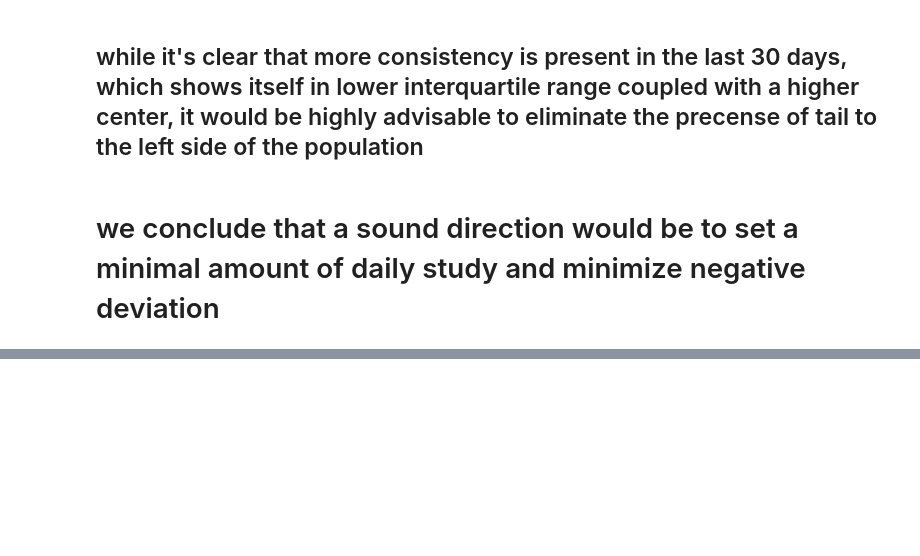
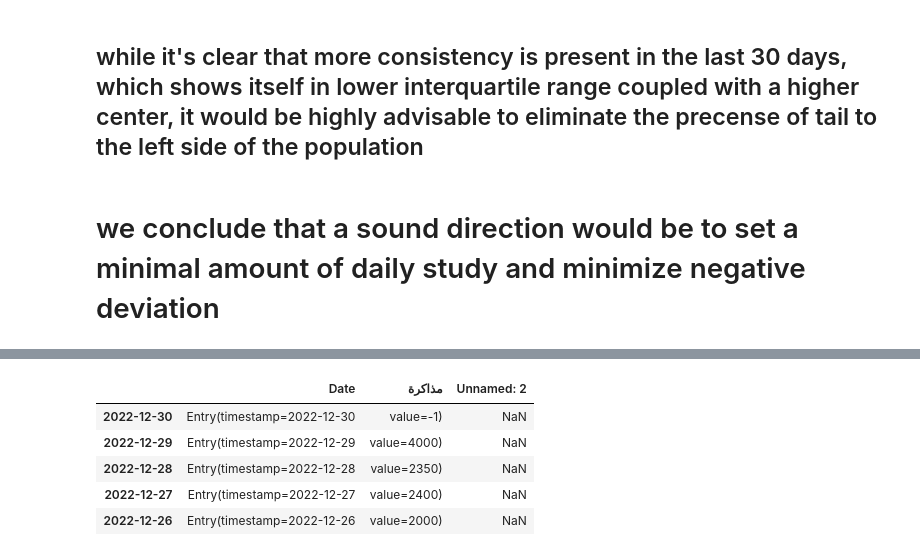
Before and after one commit to OmarNaguib/Study-analysis, a Jupyter notebook: Study analysis.ipynb, the cells around one changed output, grey strips where cells are left out. Saved outputs shown, nothing was run; the diff lists cells and outputs as text; code cells hidden in the pictures; blank space fills up the shorter version.

```diff
--- a/Study analysis.ipynb
+++ b/Study analysis.ipynb
@@ -156,0 +232,11 @@ df["amount"].plot(ax=axs[2])
+# %%
+df2=pd.read_csv("Checkmarks_v.csv")
+# %%
+df2.head()
+# %% [output]
+|  | Date | مذاكرة | Unnamed: 2 |
+| 2022-12-30 | Entry(timestamp=2022-12-30 | value=-1) | NaN |
+| 2022-12-29 | Entry(timestamp=2022-12-29 | value=4000) | NaN |
+| 2022-12-28 | Entry(timestamp=2022-12-28 | value=2350) | NaN |
+| 2022-12-27 | Entry(timestamp=2022-12-27 | value=2400) | NaN |
+| 2022-12-26 | Entry(timestamp=2022-12-26 | value=2000) | NaN |
```
Also changed, not shown: parts of 20 cells of this notebook, 2 other files.
